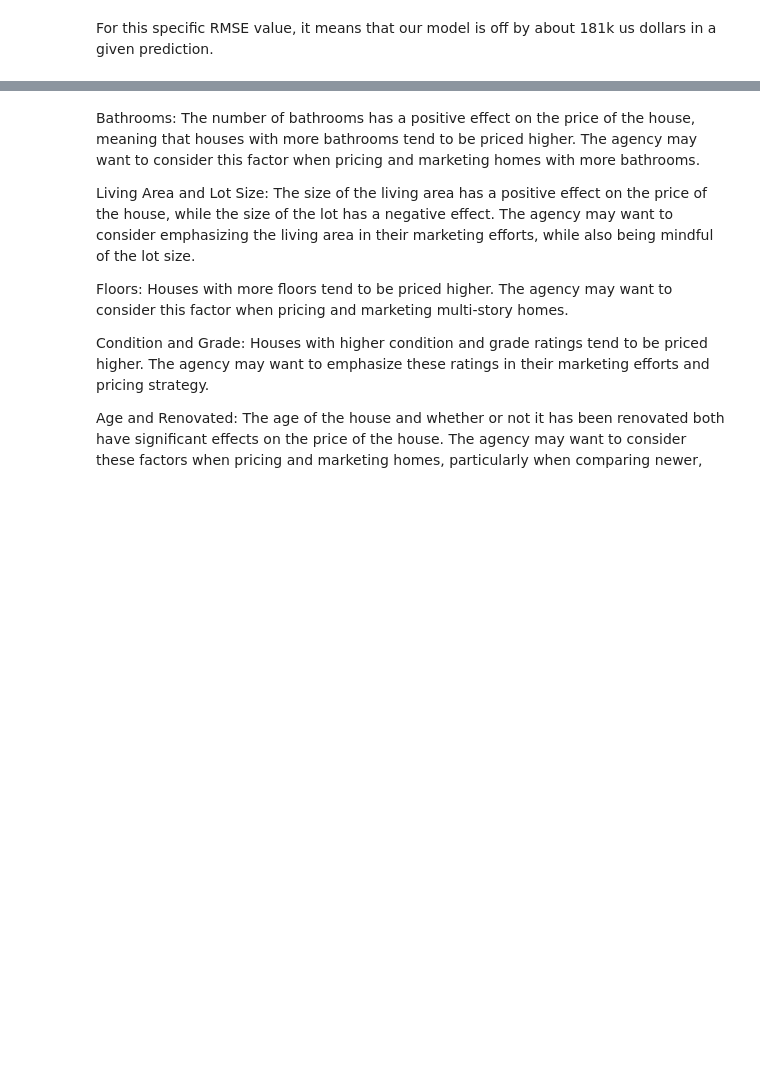
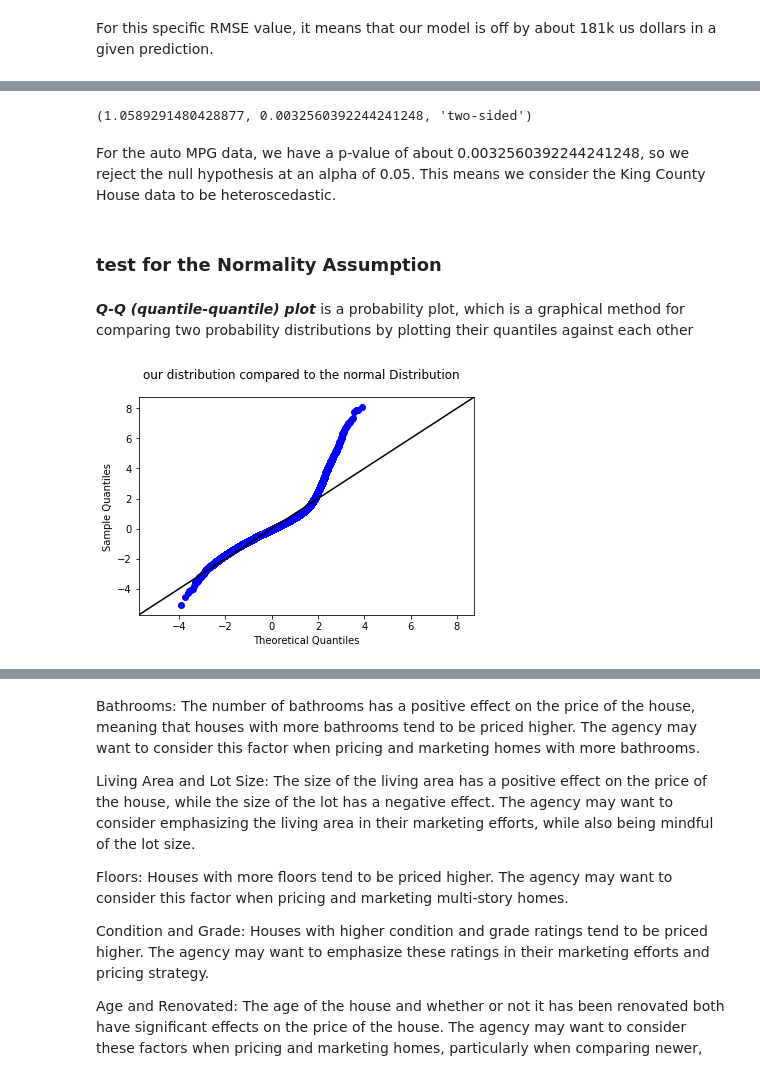
Before and after one commit to Isaac-Ndirangu-Muturi-749/Housing-Affordability-Analysis-in-King-County-Seattle, a Jupyter notebook: student.ipynb, the cells around one changed output, grey strips where cells are left out. Drawn from its saved outputs; the diff is of its cells as text; code cells hidden in the pictures; blank space fills up the shorter version.

```diff
--- a/student.ipynb
+++ b/student.ipynb
@@ -868,0 +915,10 @@ For this specific RMSE value, it means that our model is off by about 181k us do
+# %%
+het_goldfeldquandt(y, X_iterated.values, alternative='two-sided')
+# %% [output]
+(1.0589291480428877, 0.0032560392244241248, 'two-sided')
+# %% [markdown]
+For the auto MPG data, we have a p-value of about 0.0032560392244241248, so we reject the null hypothesis at an alpha of 0.05. This means we consider the King County House data to be heteroscedastic.
+# %% [markdown]
+### test for the Normality Assumption
+# %% [markdown]
+***Q-Q (quantile-quantile) plot*** is a probability plot, which is a graphical method for comparing two probability distributions by plotting their quantiles against each other
@@ -868,0 +927,11 @@ For this specific RMSE value, it means that our model is off by about 181k us do
+# %%
+# Use qqplot function from StatsModels
+fig, ax = plt.subplots()
+sm.graphics.qqplot(iterated_results.resid, dist=stats.norm, line='45', fit=True, ax=ax)
+
+# Customize plot appearance
+line = ax.lines[1]
+line.set_color("black")
+fig.suptitle("our distribution compared to the normal Distribution");
+# %% [output]
+[figure, added]
```
Also changed, not shown: parts of 58 cells of this notebook.
